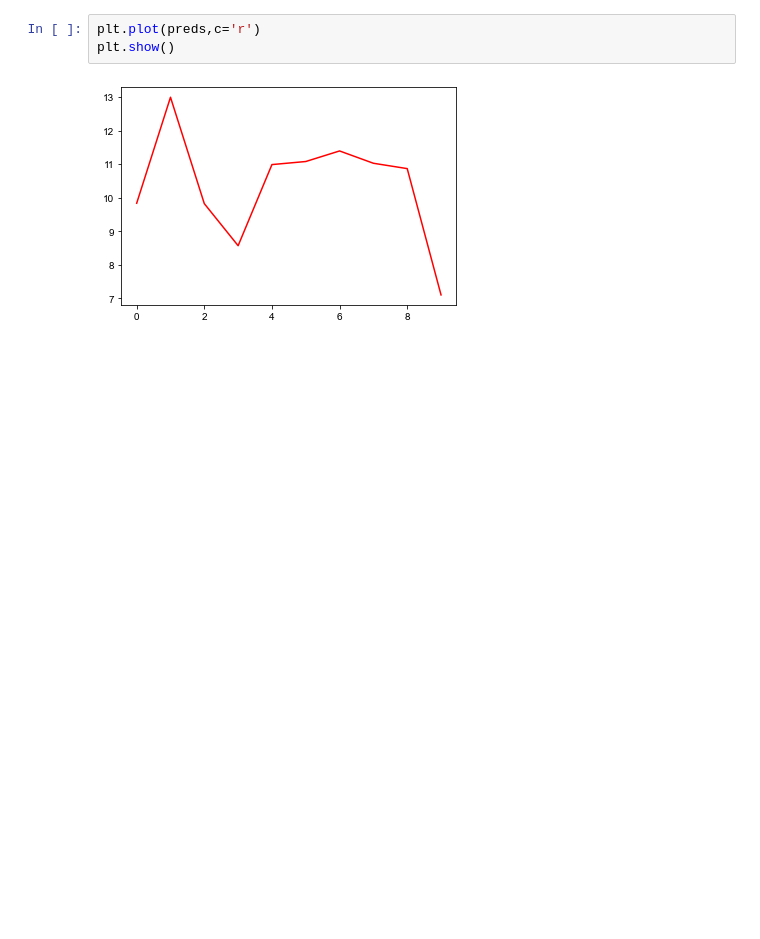
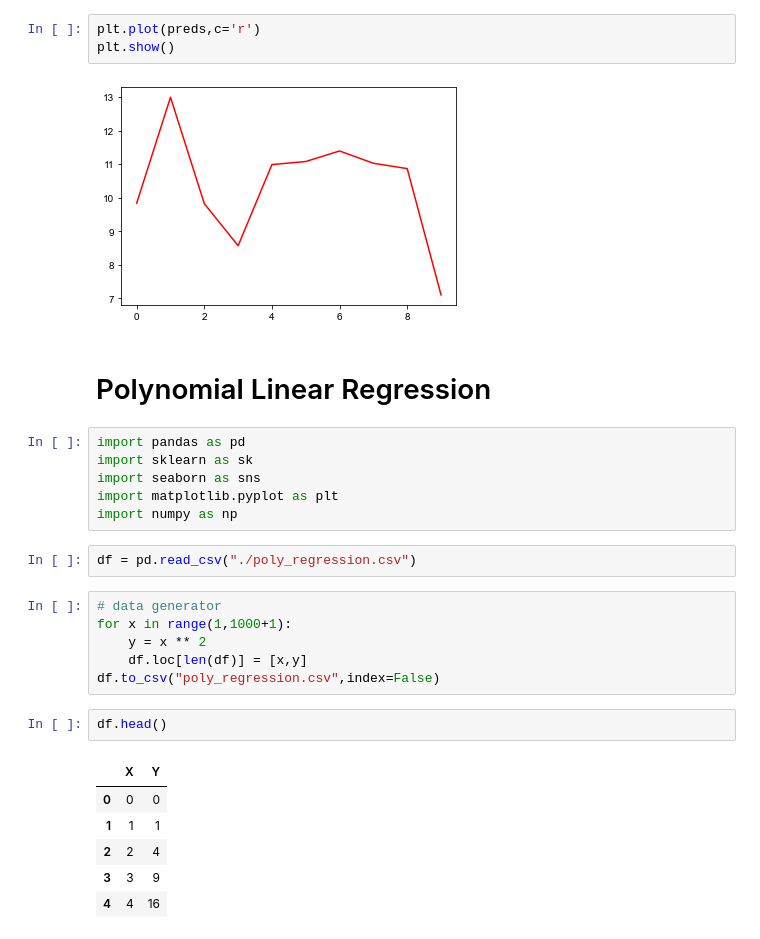
Before and after one commit to gautam7-github/ML-Algos, a Jupyter notebook: Linear Regression/linear_regression.ipynb, the cells around one changed output. Saved outputs shown, nothing was run; the diff lists cells and outputs as text; blank space fills up the shorter version.

```diff
--- a/Regression/Linear Regression/linear_regression.ipynb
+++ b/Linear Regression/linear_regression.ipynb
@@ -182,3 +183,28 @@ plt.plot(preds,c='r')
 plt.show()
 # %% [output]
 [figure]
+# %% [markdown]
+# Polynomial Linear Regression
+# %%
+import pandas as pd
+import sklearn as sk
+import seaborn as sns
+import matplotlib.pyplot as plt
+import numpy as np
+# %%
+df = pd.read_csv("./poly_regression.csv")
+# %%
+# data generator
+for x in range(1,1000+1):
+    y = x ** 2
+    df.loc[len(df)] = [x,y]
+df.to_csv("poly_regression.csv",index=False)
+# %%
+df.head()
+# %% [output]
+|  | X | Y |
+| 0 | 0 | 0 |
+| 1 | 1 | 1 |
+| 2 | 2 | 4 |
+| 3 | 3 | 9 |
+| 4 | 4 | 16 |
```
Also changed, not shown: parts of 13 cells of this notebook, 4 other files.
